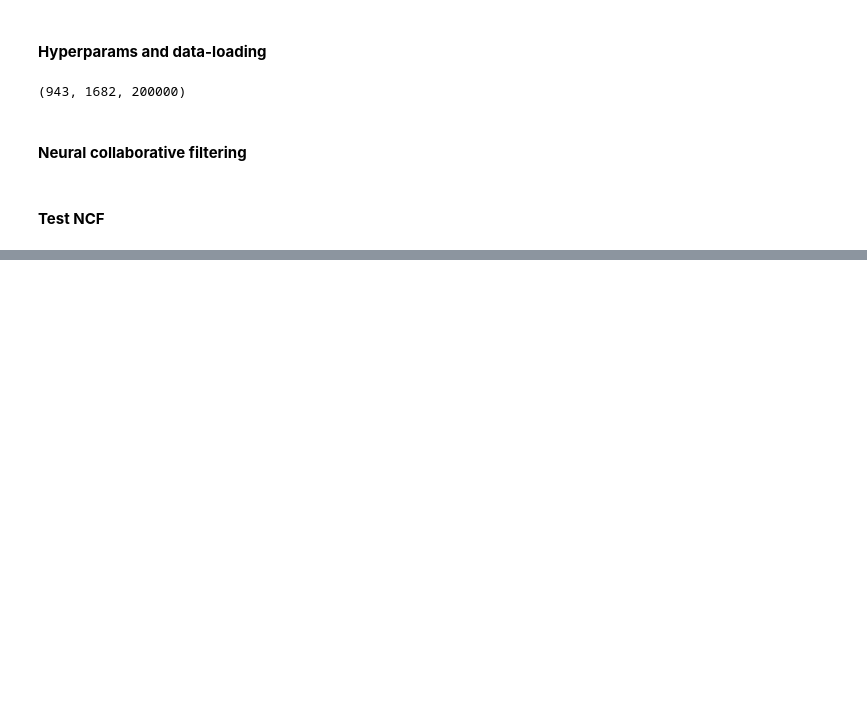
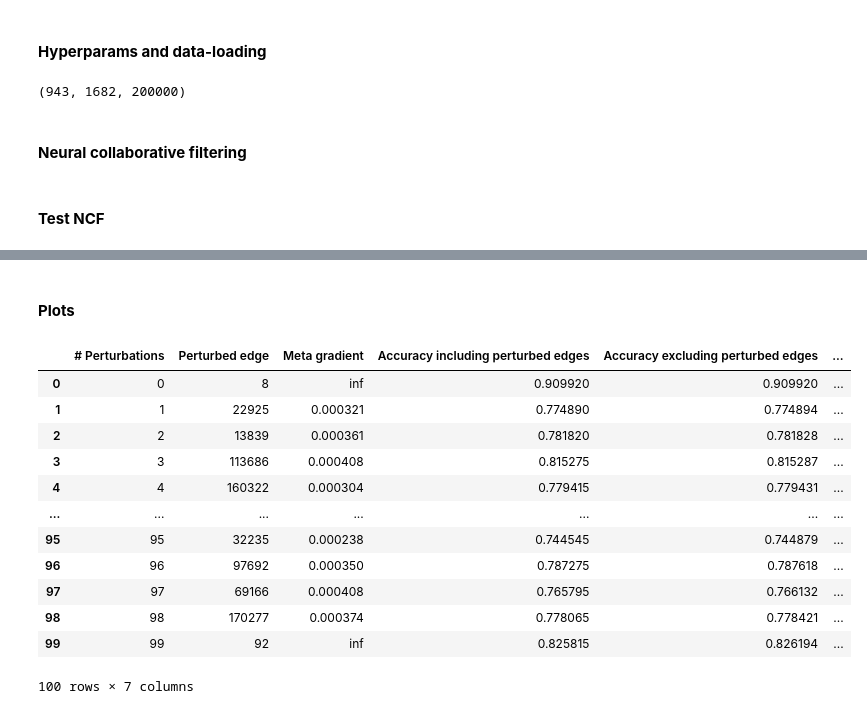
Before and after one commit to aravind-gk/RecSysAttack, a Jupyter notebook: ncf_gridsearch/ncf.ipynb, the cells around one changed output, grey strips where cells are left out. Saved outputs shown, nothing was run; the diff lists cells and outputs as text; code cells hidden in the pictures; blank space fills up the shorter version.

```diff
--- a/ncf_gridsearch/ncf.ipynb
+++ b/ncf_gridsearch/ncf.ipynb
@@ -57,28 +61,3 @@ class NCF(Module):
-# %%
-class NCF(Module):
-    def __init__(self, n_users, n_items, n_factors):
-        super(NCF, self).__init__()
-        self.user_emb = nn.Embedding(n_users, n_factors)
-        self.item_emb = nn.Embedding(n_items, n_factors)
-        self.fc1 = nn.Linear(n_factors * 2, n_factors)
-        # self.fc2 = nn.Linear(n_factors, n_factors // 2)
-        self.fc2 = nn.Linear(n_factors, 1)
-        # self.fc3 = nn.Linear(n_factors // 2, 1)
-
-    def forward(self, user, item):
-        tanh = nn.Tanh()
-        sigmoid = nn.Sigmoid()
-
-        u = self.user_emb(user)
-        i = self.item_emb(item)
-        features = torch.concat([u, i], dim = 1)
-        x = self.fc1(features)
-        x = tanh(x)
-        x = self.fc2(x)
-        # x = tanh(x)
-        # x = self.fc3(x)
-        x = sigmoid(x)
-        return x
 # %%
 class CollaborativeFiltering(Module):
     def __init__(self, n_users, n_items, n_factors):
@@ -170,0 +273,20 @@ lr:  70  T:  550  loss:  1.0125133991241455  acc:  0.8854299783706665
+# %% [markdown]
+#### **Plots**
+# %%
+perturbations_reset = perturbations.reset_index()
+perturbations_reset.columns = ['# Perturbations', 'Perturbed edge', 'Meta gradient', 'Accuracy including perturbed edges', 'Accuracy excluding perturbed edges', 'Loss including perturbed edges', 'Loss excluding perturbed edges']
+perturbations_reset
+# %% [output]
+|  | # Perturbations | Perturbed edge | Meta gradient | Accuracy including perturbed edges | Accuracy excluding perturbed edges | ... |
+| 0 | 0 | 8 | inf | 0.909920 | 0.909920 | ... |
+| 1 | 1 | 22925 | 0.000321 | 0.774890 | 0.774894 | ... |
+| 2 | 2 | 13839 | 0.000361 | 0.781820 | 0.781828 | ... |
+| 3 | 3 | 113686 | 0.000408 | 0.815275 | 0.815287 | ... |
+| 4 | 4 | 160322 | 0.000304 | 0.779415 | 0.779431 | ... |
+| ... | ... | ... | ... | ... | ... | ... |
+| 95 | 95 | 32235 | 0.000238 | 0.744545 | 0.744879 | ... |
+| 96 | 96 | 97692 | 0.000350 | 0.787275 | 0.787618 | ... |
+| 97 | 97 | 69166 | 0.000408 | 0.765795 | 0.766132 | ... |
+| 98 | 98 | 170277 | 0.000374 | 0.778065 | 0.778421 | ... |
+| 99 | 99 | 92 | inf | 0.825815 | 0.826194 | ... |
+100 rows × 7 columns
```
Also changed, not shown: parts of 8 cells of this notebook, 4 other files.
